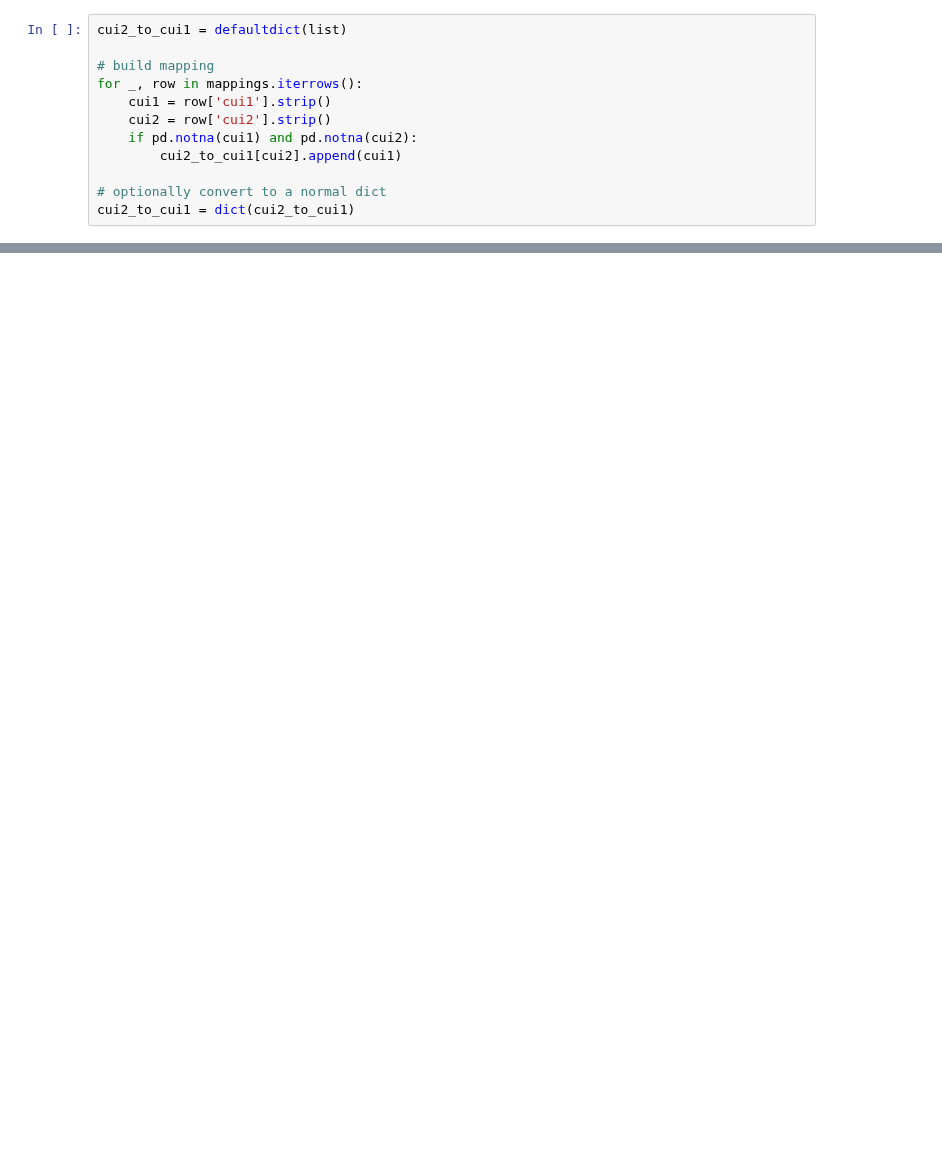
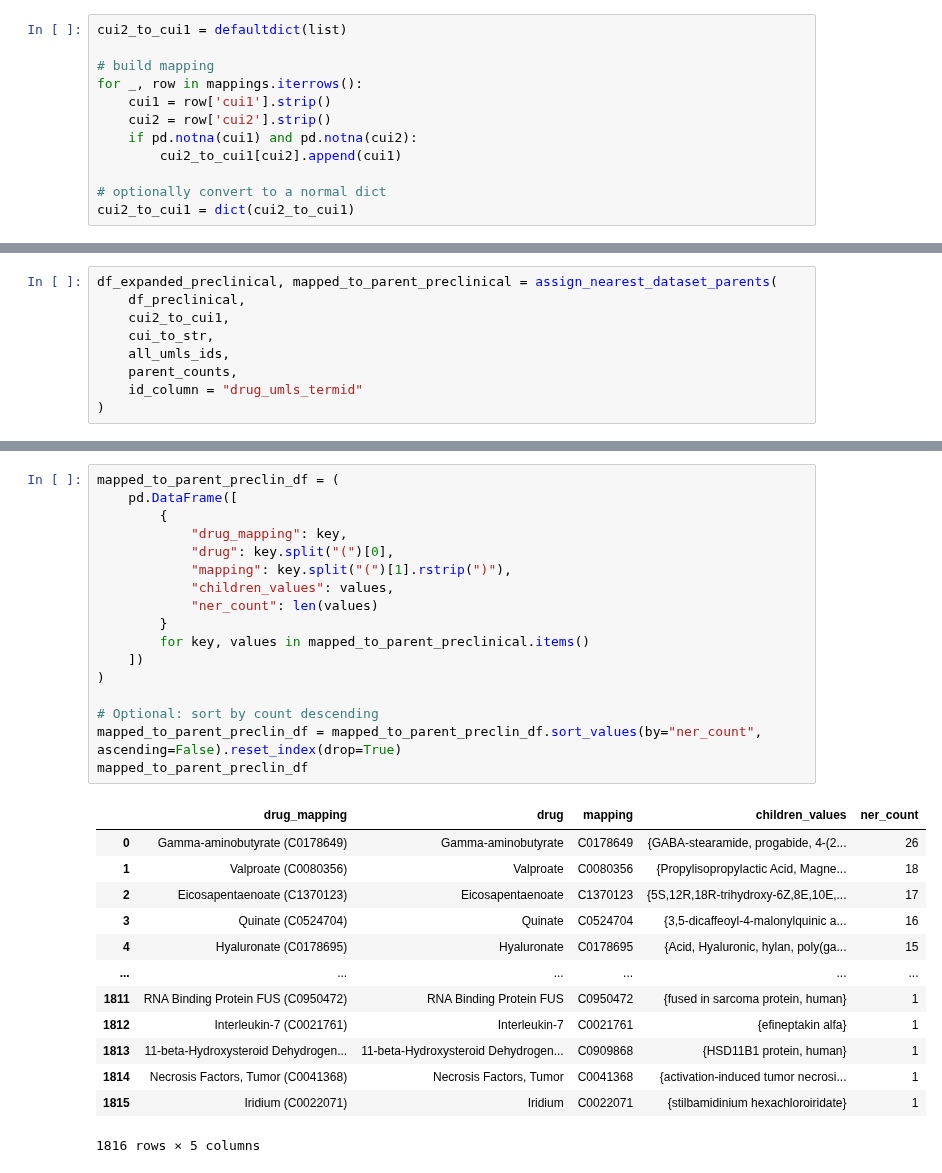
Before and after one commit to Ineichen-Group/Preclinical_DrugDisease_Translation_Pipeline, a Jupyter notebook: 04_normalization/UMLS_Drug_Parent_Mapping.ipynb, the cells around one changed output, grey strips where cells are left out. Drawn from its saved outputs; the diff is of its cells as text; blank space fills up the shorter version.

```diff
--- a/04_normalization/UMLS_Drug_Parent_Mapping.ipynb
+++ b/04_normalization/UMLS_Drug_Parent_Mapping.ipynb
@@ -77,0 +323,9 @@ for mapping in cui2_to_cui1[id_to_map]:
+# %%
+df_expanded_preclinical, mapped_to_parent_preclinical = assign_nearest_dataset_parents(
+    df_preclinical,
+    cui2_to_cui1,
+    cui_to_str,
+    all_umls_ids,
+    parent_counts,
+    id_column = "drug_umls_termid"
+)
@@ -77,0 +372,31 @@ for mapping in cui2_to_cui1[id_to_map]:
+# %%
+mapped_to_parent_preclin_df = (
+    pd.DataFrame([
+        {
+            "drug_mapping": key,
+            "drug": key.split("(")[0],
+            "mapping": key.split("(")[1].rstrip(")"),
+            "children_values": values,
+            "ner_count": len(values)
+        }
+        for key, values in mapped_to_parent_preclinical.items()
+    ])
+)
+
+# Optional: sort by count descending
+mapped_to_parent_preclin_df = mapped_to_parent_preclin_df.sort_values(by="ner_count", ascending=False).reset_index(drop=True)
+mapped_to_parent_preclin_df
+# %% [output]
+|  | drug_mapping | drug | mapping | children_values | ner_count |
+| 0 | Gamma-aminobutyrate (C0178649) | Gamma-aminobutyrate | C0178649 | {GABA-stearamide, progabide, 4-(2... | 26 |
+| 1 | Valproate (C0080356) | Valproate | C0080356 | {Propylisopropylactic Acid, Magne... | 18 |
+| 2 | Eicosapentaenoate (C1370123) | Eicosapentaenoate | C1370123 | {5S,12R,18R-trihydroxy-6Z,8E,10E,... | 17 |
+| 3 | Quinate (C0524704) | Quinate | C0524704 | {3,5-dicaffeoyl-4-malonylquinic a... | 16 |
+| 4 | Hyaluronate (C0178695) | Hyaluronate | C0178695 | {Acid, Hyaluronic, hylan, poly(ga... | 15 |
+| ... | ... | ... | ... | ... | ... |
+| 1811 | RNA Binding Protein FUS (C0950472) | RNA Binding Protein FUS | C0950472 | {fused in sarcoma protein, human} | 1 |
+| 1812 | Interleukin-7 (C0021761) | Interleukin-7 | C0021761 | {efineptakin alfa} | 1 |
+| 1813 | 11-beta-Hydroxysteroid Dehydrogen... | 11-beta-Hydroxysteroid Dehydrogen... | C0909868 | {HSD11B1 protein, human} | 1 |
+| 1814 | Necrosis Factors, Tumor (C0041368) | Necrosis Factors, Tumor | C0041368 | {activation-induced tumor necrosi... | 1 |
+| 1815 | Iridium (C0022071) | Iridium | C0022071 | {stilbamidinium hexachloroiridate} | 1 |
+1816 rows × 5 columns
```
Also changed, not shown: parts of 31 cells of this notebook.
